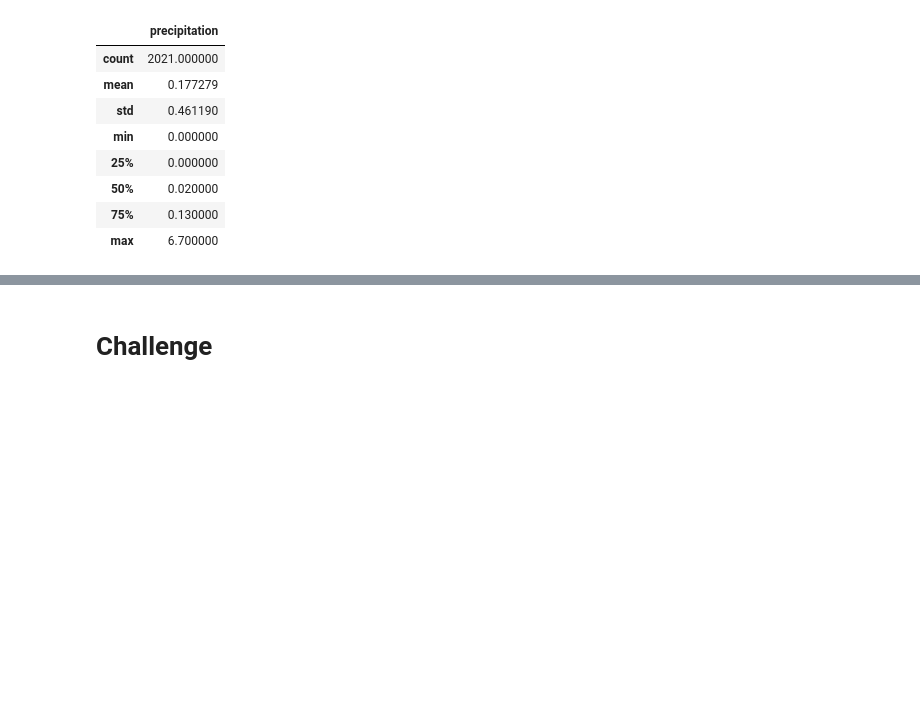
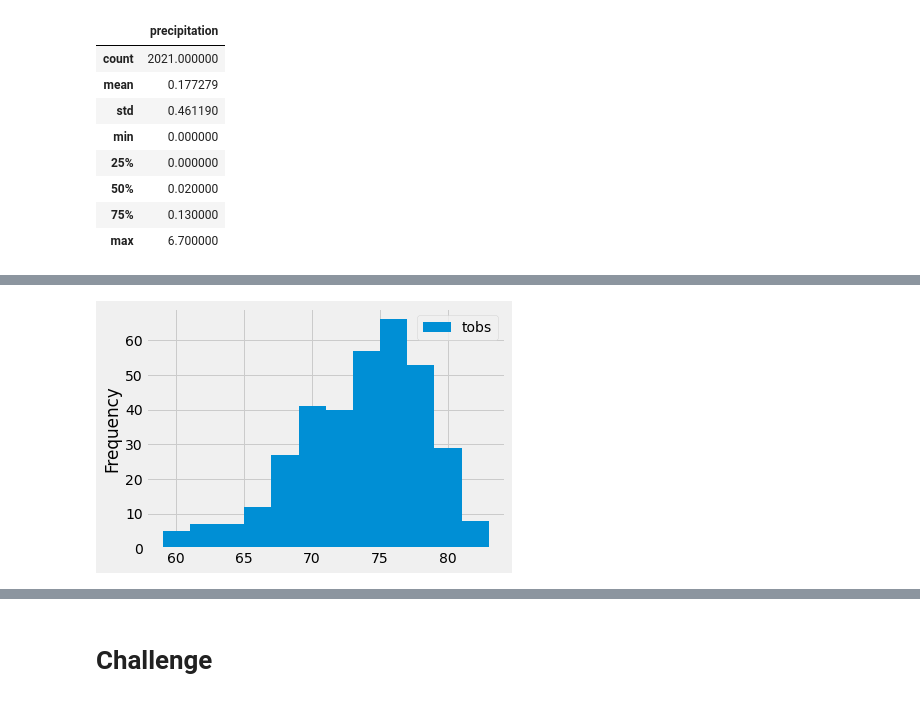
Before and after one commit to Isabel-gt/surfs_up, a Jupyter notebook: climate_analysis.ipynb, the cells around one changed output, grey strips where cells are left out. Drawn from its saved outputs; the diff is of its cells as text; code cells hidden in the pictures; blank space fills up the shorter version.

```diff
--- a/climate_analysis.ipynb
+++ b/climate_analysis.ipynb
@@ -138,0 +206,6 @@ df.describe()
+# %%
+# Plot the Temperature Observations
+df.plot.hist(bins=12)
+plt.tight_layout()
+# %% [output]
+[figure, added]
```
Also changed, not shown: parts of 6 cells of this notebook.
